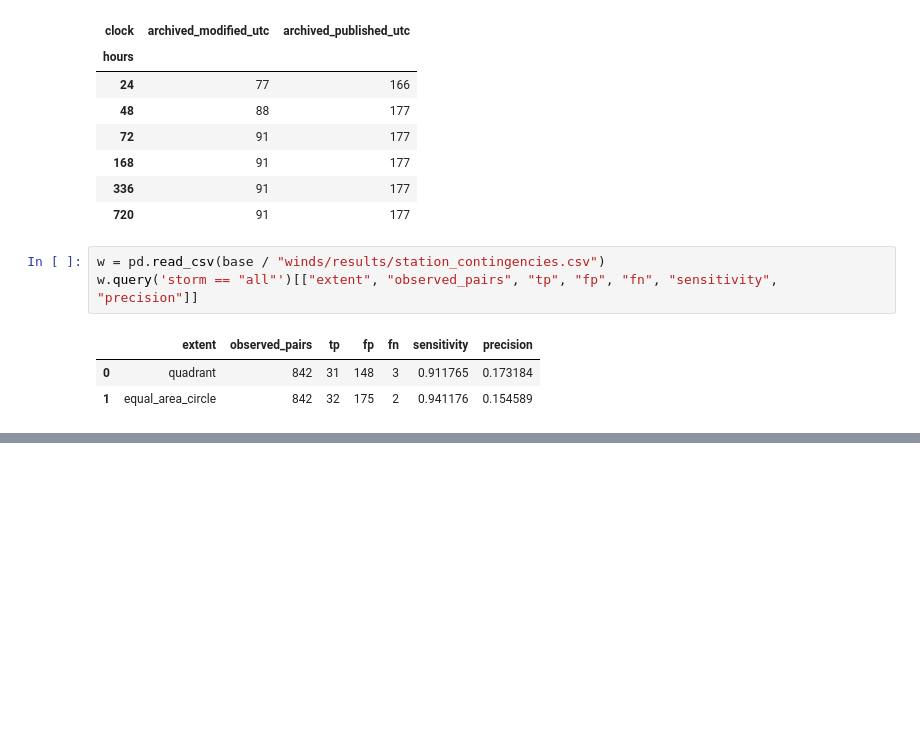
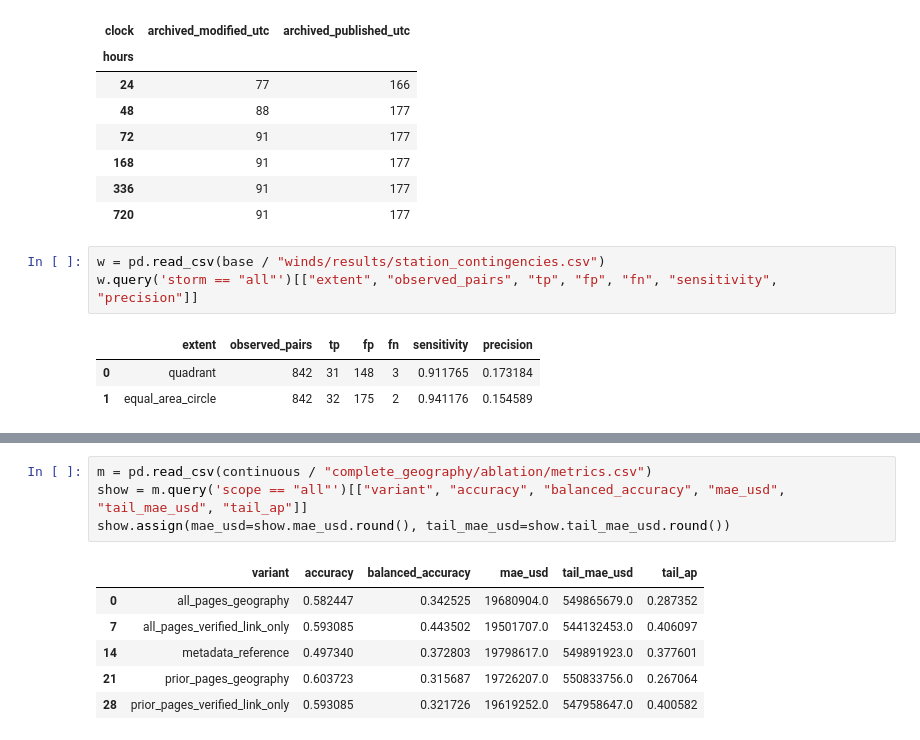
Before and after one commit to leonmarienga/ML-thesis, a Jupyter notebook: research/THESIS_REPRODUCTION.ipynb, the cells around one changed output, grey strips where cells are left out. Saved outputs shown, nothing was run; the diff lists cells and outputs as text; blank space fills up the shorter version.

```diff
--- a/research/THESIS_REPRODUCTION.ipynb
+++ b/research/THESIS_REPRODUCTION.ipynb
@@ -585,0 +620,11 @@ w.query('storm == "all"')[["extent", "observed_pairs", "tp", "fp", "fn", "sensit
+# %%
+m = pd.read_csv(continuous / "complete_geography/ablation/metrics.csv")
+show = m.query('scope == "all"')[["variant", "accuracy", "balanced_accuracy", "mae_usd", "tail_mae_usd", "tail_ap"]]
+show.assign(mae_usd=show.mae_usd.round(), tail_mae_usd=show.tail_mae_usd.round())
+# %% [output]
+|  | variant | accuracy | balanced_accuracy | mae_usd | tail_mae_usd | tail_ap |
+| 0 | all_pages_geography | 0.582447 | 0.342525 | 19680904.0 | 549865679.0 | 0.287352 |
+| 7 | all_pages_verified_link_only | 0.593085 | 0.443502 | 19501707.0 | 544132453.0 | 0.406097 |
+| 14 | metadata_reference | 0.497340 | 0.372803 | 19798617.0 | 549891923.0 | 0.377601 |
+| 21 | prior_pages_geography | 0.603723 | 0.315687 | 19726207.0 | 550833756.0 | 0.267064 |
+| 28 | prior_pages_verified_link_only | 0.593085 | 0.321726 | 19619252.0 | 547958647.0 | 0.400582 |
```
Also changed, not shown: parts of 4 cells of this notebook, 9 other files.
